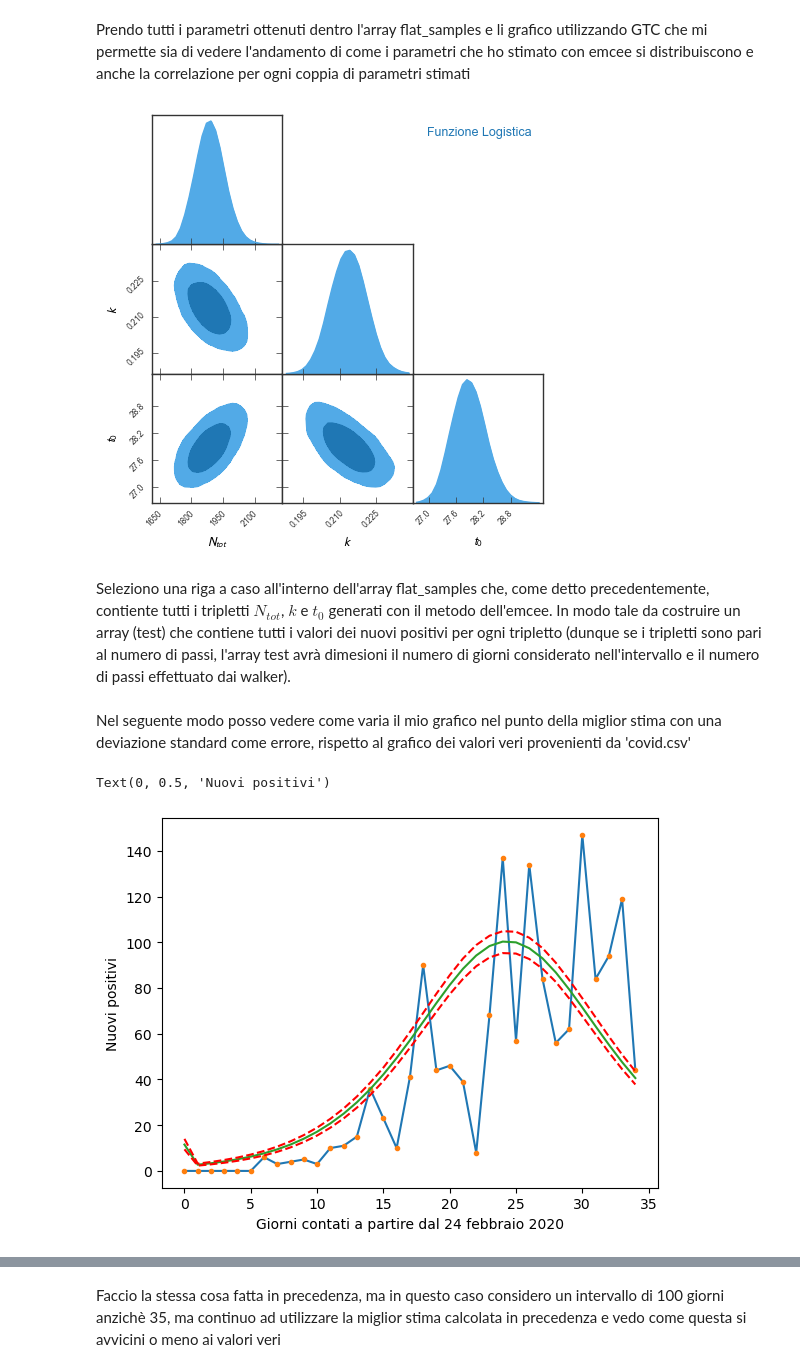
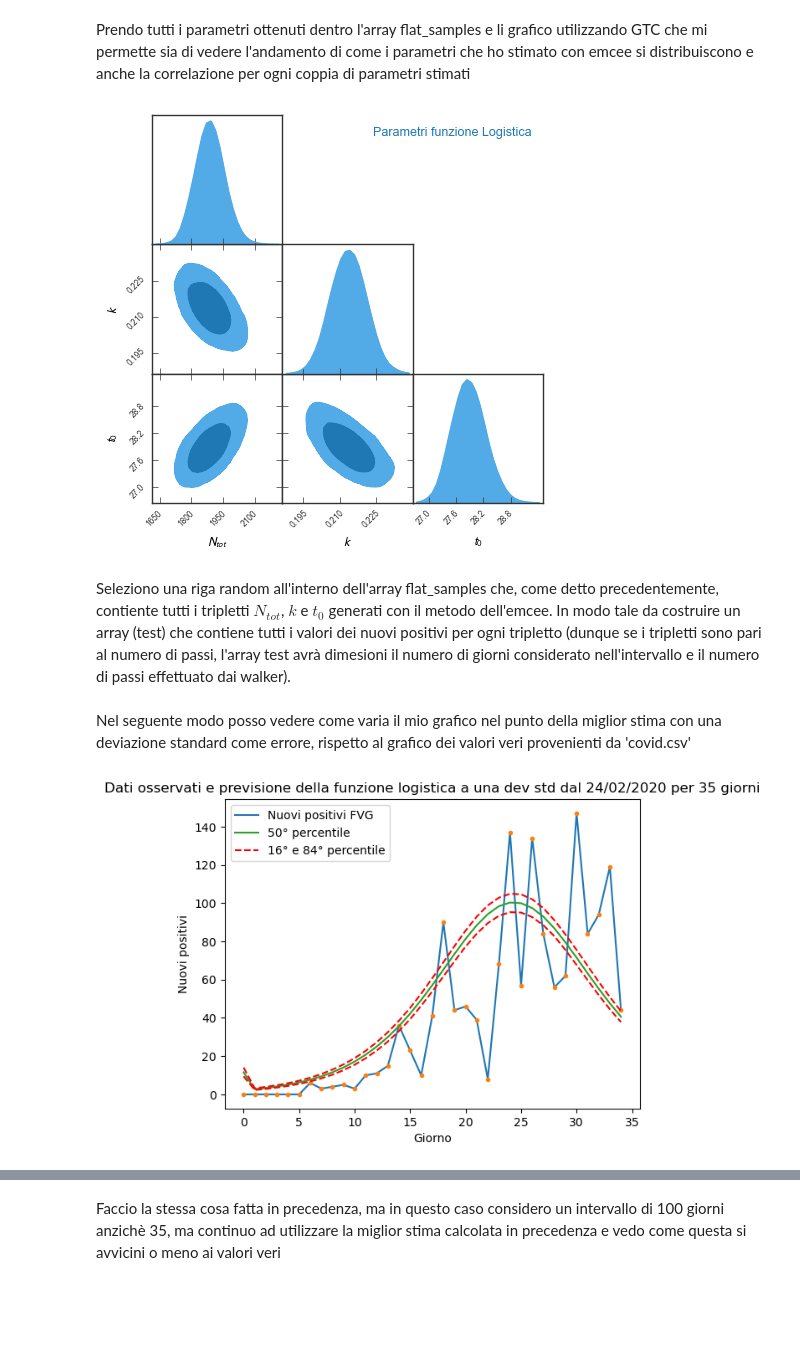
Before and after one commit to ErikMoro02/EsameCOVID, a Jupyter notebook: Esame COVID Erik Moro.ipynb, the cells around one changed output, grey strips where cells are left out. Cells and saved outputs as stored; diff of their text form; code cells hidden in the pictures; blank space fills up the shorter version.

```diff
--- a/Esame COVID Erik Moro.ipynb
+++ b/Esame COVID Erik Moro.ipynb
@@ -24,7 +23,7 @@ analizzare, qui la consegna chiedeva di analizzare i nuovi positivi.
 # %%
 regione=str('Friuli Venezia Giulia')
 var=str('nuovi_positivi')
-dati1=dati2[dati['denominazione_regione']==regione]
+dati1=dati[dati['denominazione_regione']==regione]
 dati1.reset_index(drop=True)
 # %% [output]
 |  | data | stato | codice_regione | denominazione_regione | lat | long | ricoverati_con_sintomi | ... |
@@ -91,7 +95,0 @@ plt.show()
-# %%
-t=np.linspace(0,100,100)
-
-gomp= gompertz(Ntot,k,t0,t)
-
-plt.plot(t, gomp, color='red')
-plt.show()
@@ -241,12 +244,12 @@ Prendo tutti i parametri ottenuti dentro l'array flat_samples e li grafico utili
 # %%
 GTC = pygtc.plotGTC(chains=flat_samples,
                     paramNames=['$N_{tot}$','$k$','$t_0$'],
-                    chainLabels=['Funzione Logistica'],
+                    chainLabels=['Parametri funzione Logistica'],
                     figureSize='MNRAS_page')
 # %% [output]
-[figure, old version]
+[figure, new version]
 # %% [markdown]
-Seleziono una riga a caso all'interno dell'array flat_samples che, come detto precedentemente, contiente tutti i tripletti $N_{tot}$, $k$ e $t_0$ generati con il metodo dell'emcee. In modo tale da costruire un array (test) che contiene tutti i valori dei nuovi positivi per ogni tripletto (dunque se i tripletti sono pari al numero di passi, l'array test avrà dimesioni il numero di giorni considerato nell'intervallo e il numero di passi effettuato dai walker).
+Seleziono una riga random all'interno dell'array flat_samples che, come detto precedentemente, contiente tutti i tripletti $N_{tot}$, $k$ e $t_0$ generati con il metodo dell'emcee. In modo tale da costruire un array (test) che contiene tutti i valori dei nuovi positivi per ogni tripletto (dunque se i tripletti sono pari al numero di passi, l'array test avrà dimesioni il numero di giorni considerato nell'intervallo e il numero di passi effettuato dai walker).
 # %%
 test=np.zeros((35,num_passi))
 x35=[i for i in range(4,39)]
@@ -259,15 +262,17 @@ for i in range(num_passi):
 Nel seguente modo posso vedere come varia il mio grafico nel punto della miglior stima con una deviazione standard come errore, rispetto al grafico dei valori veri provenienti da 'covid.csv'
 # %%
 x35=[i for i in range(35)]
-plt.plot(x35, dati35[1], '-',label='nuovi positivi osservati')
+
+plt.plot(x35, dati35[1], '-',label='Nuovi positivi FVG')
 plt.plot(x35, dati35[1], '.')
 plt.plot(x35,np.percentile(test,50,axis=1), label='50° percentile')
-plt.plot(x35,np.percentile(test,16,axis=1), '--',label='16° percentile',color='red')
-plt.plot(x35,np.percentile(test,84,axis=1), '--',label='84° percentile',color='red')
-plt.xlabel('Giorni contati a partire dal 24 febbraio 2020')
+plt.plot(x35,np.percentile(test,16,axis=1), '--',label='16° e 84° percentile',color='red')
+plt.plot(x35,np.percentile(test,84,axis=1), '--',color='red')
+
+plt.title('Dati osservati e previsione della funzione logistica a una dev std dal 24/02/2020 per 35 giorni')
+plt.xlabel('Giorno')
 plt.ylabel('Nuovi positivi')
-#plt.legend()
-#plt.title('Confronto fra dati osservati e modello della funzione logistica per i primi 35 giorni')
+plt.legend()
+plt.show()
 # %% [output]
-Text(0, 0.5, 'Nuovi positivi')
-[figure, old version]
+[figure, new version]
```
Also changed, not shown: parts of 34 cells of this notebook.
